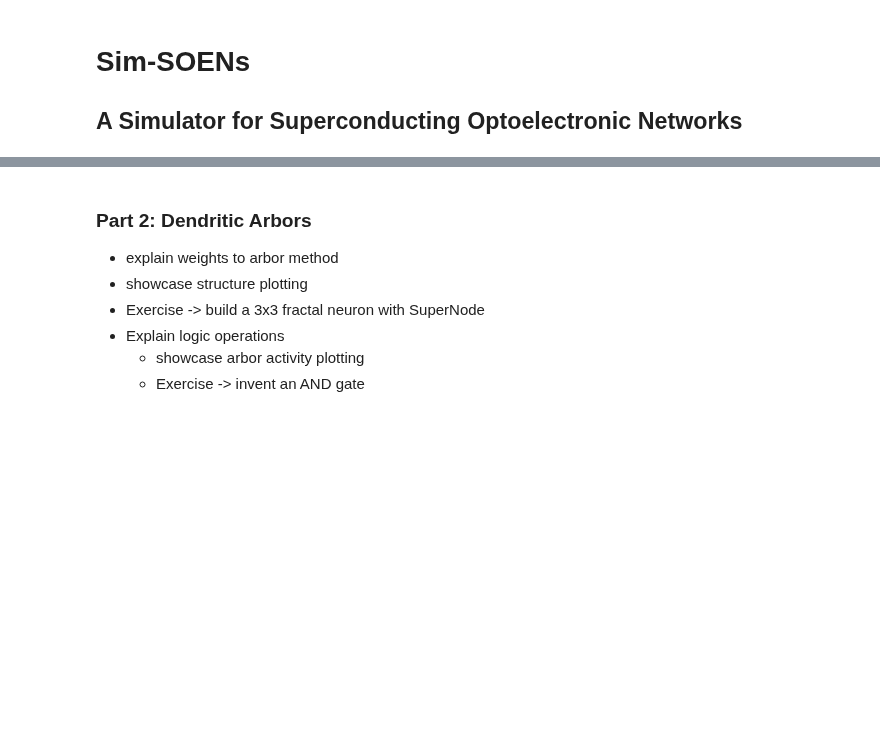
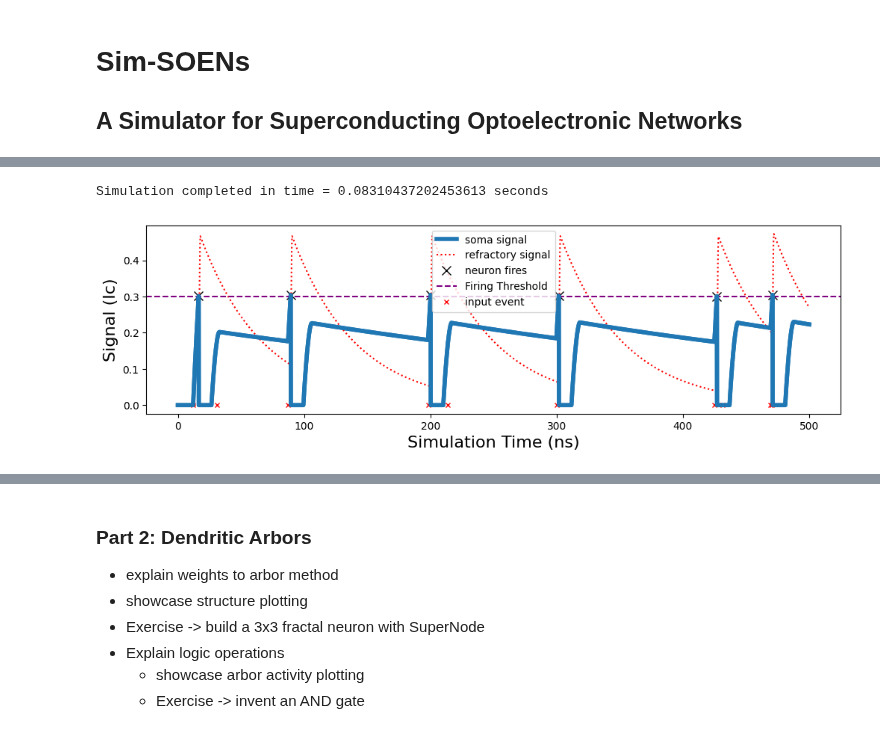
Before and after one commit to ryangitsit/sim_soens, a Jupyter notebook: tutorial_NICE.ipynb, the cells around one changed output, grey strips where cells are left out. Cells and saved outputs as stored; diff of their text form; code cells hidden in the pictures; blank space fills up the shorter version.

```diff
--- a/tutorial_NICE.ipynb
+++ b/tutorial_NICE.ipynb
@@ -12,0 +99,16 @@
+# %%
+node = SuperNode(
+    s_th    = .3,           # spiking threshold    (you choose)
+    ib_n    = 2,            # bias current         (must be between 1.4 and 2.05)
+    tau_ni  = 400,          # time constant        (and positive value)
+    beta_ni = 2*np.pi*1e3,  # inductance parameter (just change the exponent)
+    )
+
+node.uniform_input(input)
+
+net = network(sim=True,dt=.1,tf=500,nodes=[node])
+
+node.plot_neuron_activity(net,ref=True,spikes=True,input=input)
+# %% [output]
+Simulation completed in time = 0.08310437202453613 seconds
+[figure, added]
```
Also changed, not shown: parts of 23 cells of this notebook, 6 other files.
